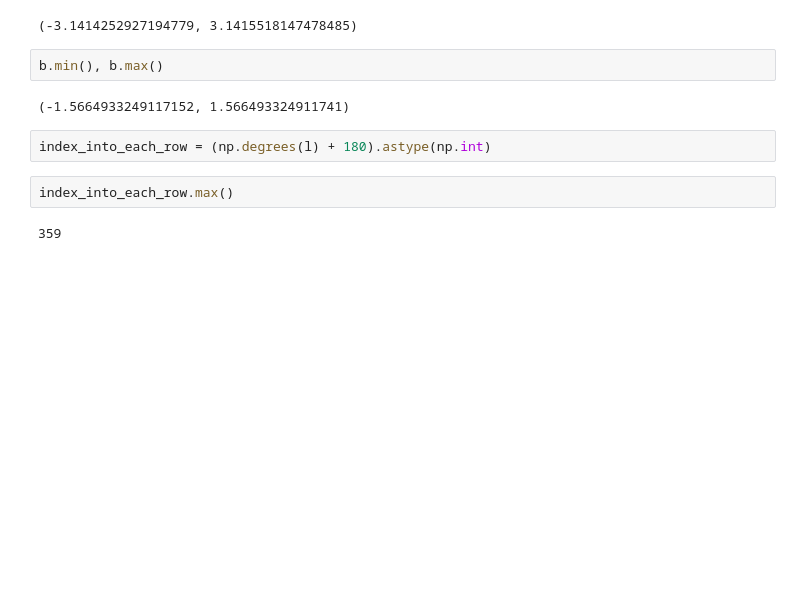
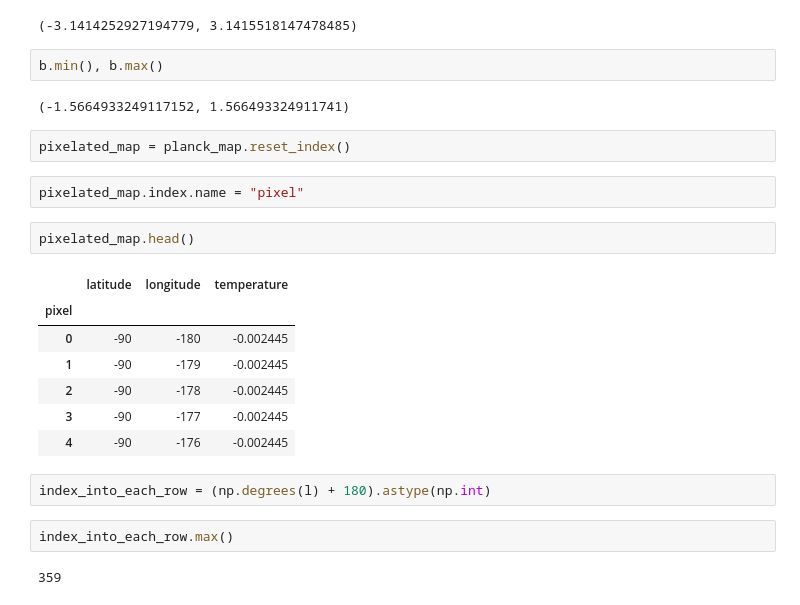
Before and after one commit to words-sdsc/edX, a Jupyter notebook: astro_example.ipynb, the cells around one changed output. Cells and saved outputs as stored; diff of their text form; blank space fills up the shorter version.

```diff
--- a/astro_example.ipynb
+++ b/astro_example.ipynb
@@ -346,6 +341,20 @@ l.min(), l.max()
 b.min(), b.max()
 # %% [output]
 (-1.5664933249117152, 1.566493324911741)
+# %%
+pixelated_map = planck_map.reset_index()
+# %%
+pixelated_map.index.name = "pixel"
+# %%
+pixelated_map.head()
+# %% [output]
+|  | latitude | longitude | temperature |
+| pixel |  |  |  |
+| 0 | -90 | -180 | -0.002445 |
+| 1 | -90 | -179 | -0.002445 |
+| 2 | -90 | -178 | -0.002445 |
+| 3 | -90 | -177 | -0.002445 |
+| 4 | -90 | -176 | -0.002445 |
 # %%
 index_into_each_row = (np.degrees(l) + 180).astype(np.int)
 # %%
```
Also changed, not shown: parts of 16 cells of this notebook.
